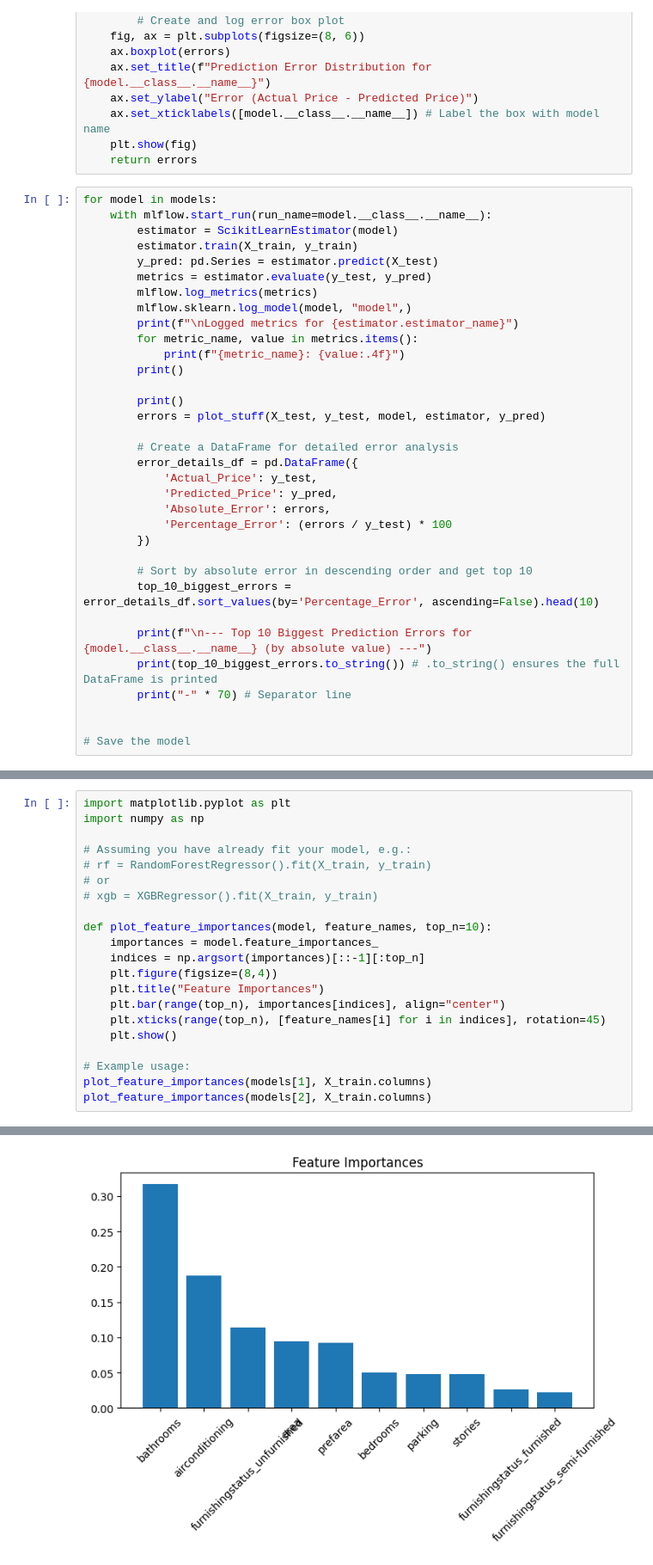
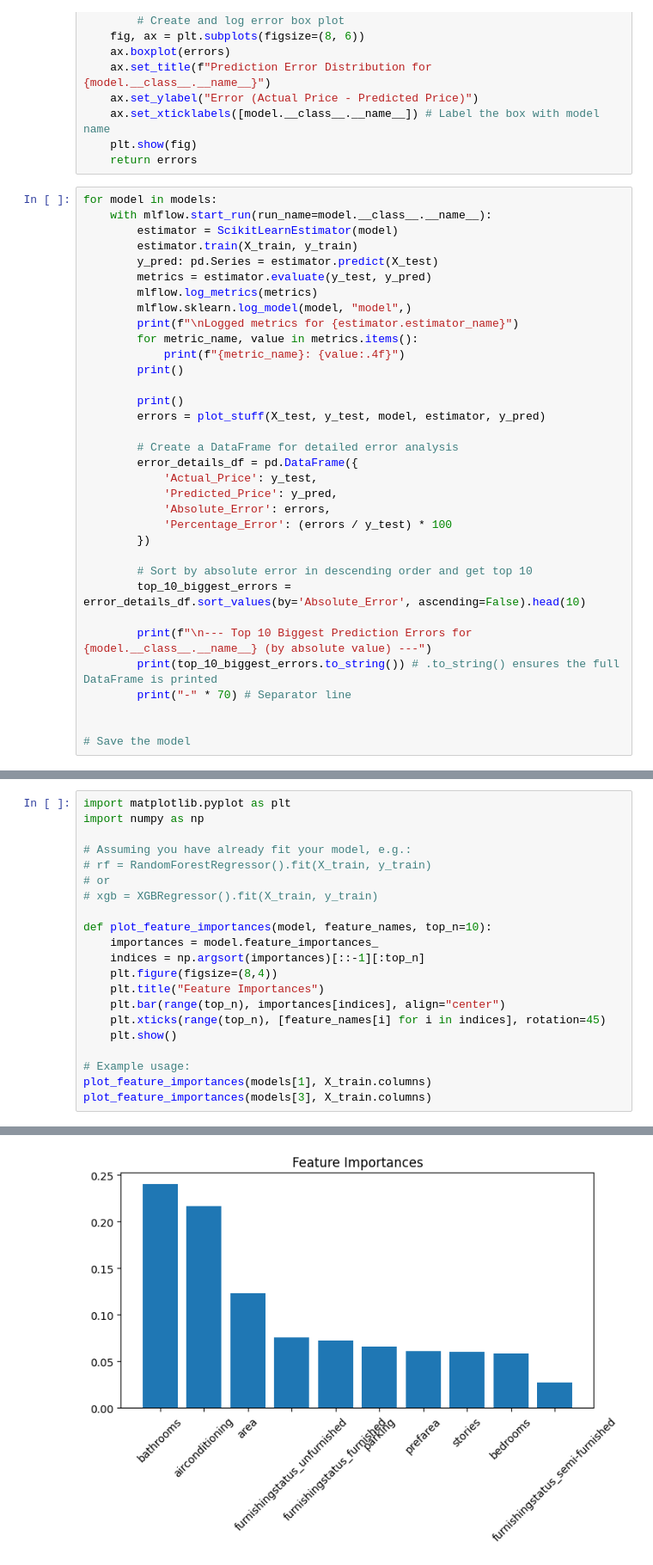
Before and after one commit to juan-c-s/house-price-predictor, a Jupyter notebook: src/house_price_predictor/model/evaluate.ipynb, the cells around one changed output, grey strips where cells are left out. Shown at 86% size. Drawn from its saved outputs; the diff is of its cells as text.

Commit message:
Bug fix, visualize features of finetuned model

```diff
--- a/src/house_price_predictor/model/evaluate.ipynb
+++ b/src/house_price_predictor/model/evaluate.ipynb
@@ -169,7 +166,7 @@ for model in models:
         })
 
         # Sort by absolute error in descending order and get top 10
-        top_10_biggest_errors = error_details_df.sort_values(by='Percentage_Error', ascending=False).head(10)
+        top_10_biggest_errors = error_details_df.sort_values(by='Absolute_Error', ascending=False).head(10)
 
         print(f"\n--- Top 10 Biggest Prediction Errors for {model.__class__.__name__} (by absolute value) ---")
         print(top_10_biggest_errors.to_string()) # .to_string() ensures the full DataFrame is printed
@@ -237,24 +234,24 @@ Evaluando el modelo: ScikitLearn - XGBRegressor
 # %%
 import matplotlib.pyplot as plt
 import numpy as np
 
 # Assuming you have already fit your model, e.g.:
 # rf = RandomForestRegressor().fit(X_train, y_train)
 # or
 # xgb = XGBRegressor().fit(X_train, y_train)
 
 def plot_feature_importances(model, feature_names, top_n=10):
     importances = model.feature_importances_
     indices = np.argsort(importances)[::-1][:top_n]
     plt.figure(figsize=(8,4))
     plt.title("Feature Importances")
     plt.bar(range(top_n), importances[indices], align="center")
     plt.xticks(range(top_n), [feature_names[i] for i in indices], rotation=45)
     plt.show()
 
 # Example usage:
 plot_feature_importances(models[1], X_train.columns)
-plot_feature_importances(models[2], X_train.columns)
+plot_feature_importances(models[3], X_train.columns)
 # %% [output]
 [figure]
-[figure, old version]
+[figure, new version]
```
Also changed, not shown: parts of 3 cells of this notebook.
